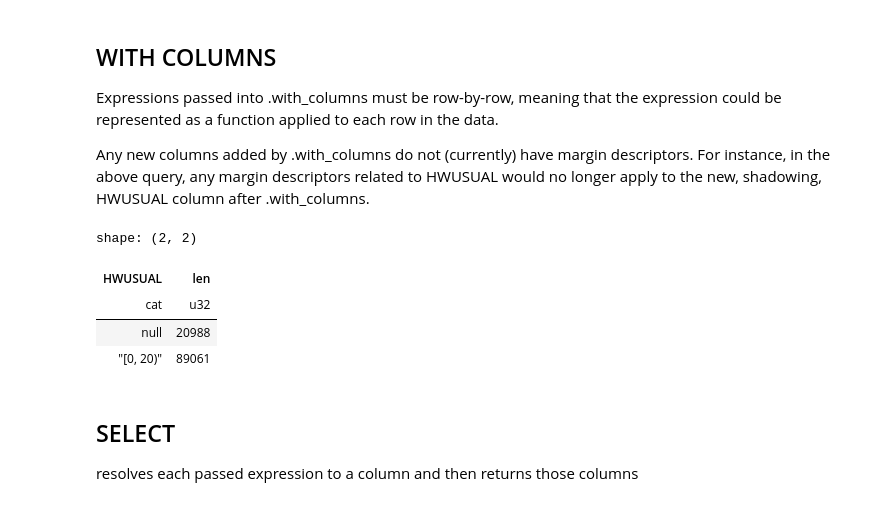
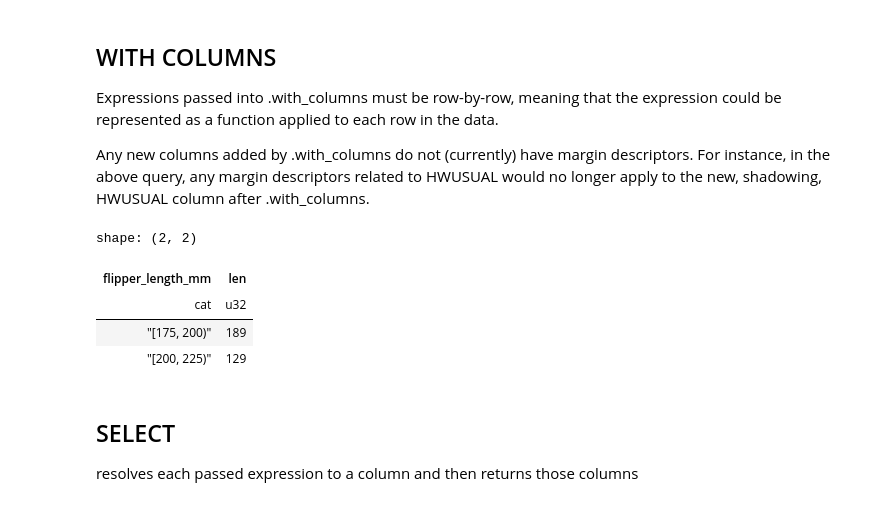
Before and after one commit to PaulineMauryL/dev-dp-lomas, a Jupyter notebook: opendp-0-14-features-penguin.ipynb, the cells around one changed output. Saved outputs shown, nothing was run; the diff lists cells and outputs as text; code cells hidden in the pictures.

```diff
--- a/opendp-0-14-features-penguin.ipynb
+++ b/opendp-0-14-features-penguin.ipynb
@@ -365,33 +311,34 @@ Expressions passed into .with_columns must be row-by-row, meaning that the expre
 Any new columns added by .with_columns do not (currently) have margin descriptors. For instance, in the above query, any margin descriptors related to HWUSUAL would no longer apply to the new, shadowing, HWUSUAL column after .with_columns.
 # %%
 context = dp.Context.compositor(
-    data=df,
-    privacy_unit=dp.unit_of(contributions=36),
+    data=lf,
+    privacy_unit=dp.unit_of(contributions=3),
     privacy_loss=dp.loss_of(epsilon=2.0, delta=1e-6),
-    split_evenly_over=10,
-    margins=[dp.polars.Margin(max_length=150_000 * 36)],
+    split_evenly_over=3,
+    margins=[
+        dp.polars.Margin(max_length=1000)
+    ],
 )
 # %%
-query_hwusual_binned = (
+query = (
     context.query()
-    # shadows the usual work hours "HWUSUAL" column with binned data
     .with_columns(
-        pl.col.HWUSUAL.cut(
-            breaks=[0, 20, 40, 60, 80, 98],
+        pl.col.flipper_length_mm.cut(
+            breaks=[150, 175, 200, 225],
             left_closed=True,
         )
     )
-    .group_by(pl.col.HWUSUAL)
+    .group_by(pl.col.flipper_length_mm)
     .agg(dp.len())
 )
 # %%
-query_hwusual_binned.release().collect().sort("HWUSUAL").head(2)
+query.release().collect().sort("flipper_length_mm")
 # %% [output]
 shape: (2, 2)
-| HWUSUAL | len |
+| flipper_length_mm | len |
 | cat | u32 |
-| null | 20988 |
-| "[0, 20)" | 89061 |
+| "[175, 200)" | 189 |
+| "[200, 225)" | 129 |
 # %% [markdown]
 ## SELECT
 resolves each passed expression to a column and then returns those columns
```
Also changed, not shown: parts of 54 cells of this notebook.
